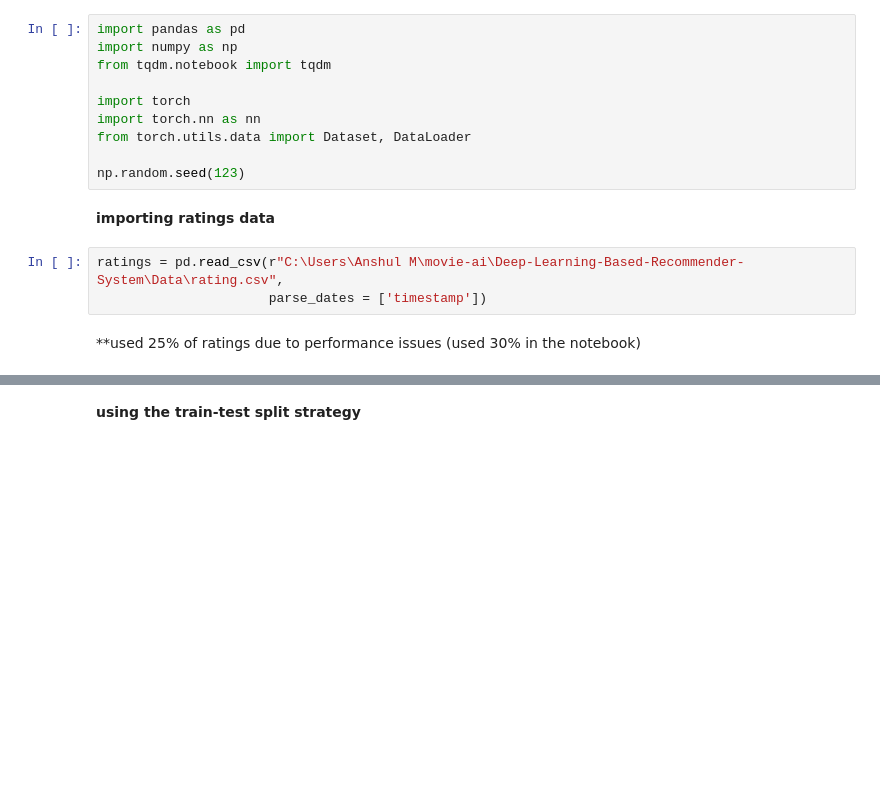
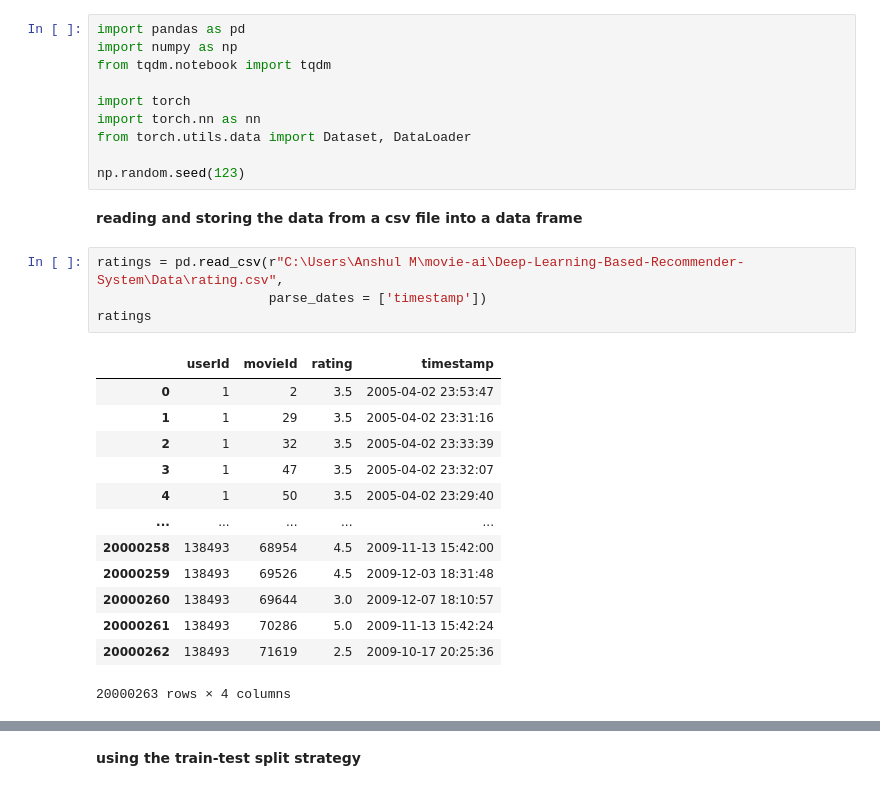
Before and after one commit to Ranvirsv/Deep-Learning-Based-Recommender-System, a Jupyter notebook: Notebooks/DLRS.ipynb, the cells around one changed output, grey strips where cells are left out. Saved outputs shown, nothing was run; the diff lists cells and outputs as text; blank space fills up the shorter version.

```diff
--- a/Notebooks/DLRS.ipynb
+++ b/Notebooks/DLRS.ipynb
@@ -12,10 +12,23 @@ import torch.nn as nn
 from torch.utils.data import Dataset, DataLoader
 
 np.random.seed(123)
-# %% [markdown]
-**importing ratings data**
+# %% [markdown]
+**reading and storing the data from a csv file into a data frame**
 # %%
 ratings = pd.read_csv(r"C:\Users\Anshul M\movie-ai\Deep-Learning-Based-Recommender-System\Data\rating.csv",
                       parse_dates = ['timestamp'])
+ratings
+# %% [output]
+|  | userId | movieId | rating | timestamp |
+| 0 | 1 | 2 | 3.5 | 2005-04-02 23:53:47 |
+| 1 | 1 | 29 | 3.5 | 2005-04-02 23:31:16 |
+| 2 | 1 | 32 | 3.5 | 2005-04-02 23:33:39 |
+| 3 | 1 | 47 | 3.5 | 2005-04-02 23:32:07 |
+| 4 | 1 | 50 | 3.5 | 2005-04-02 23:29:40 |
+| ... | ... | ... | ... | ... |
+| 20000258 | 138493 | 68954 | 4.5 | 2009-11-13 15:42:00 |
+| 20000259 | 138493 | 69526 | 4.5 | 2009-12-03 18:31:48 |
+| 20000260 | 138493 | 69644 | 3.0 | 2009-12-07 18:10:57 |
+| 20000261 | 138493 | 70286 | 5.0 | 2009-11-13 15:42:24 |
+| 20000262 | 138493 | 71619 | 2.5 | 2009-10-17 20:25:36 |
+20000263 rows × 4 columns
-# %% [markdown]
-**used 25% of ratings due to performance issues (used 30% in the notebook)
```
Also changed, not shown: parts of 15 cells of this notebook.
